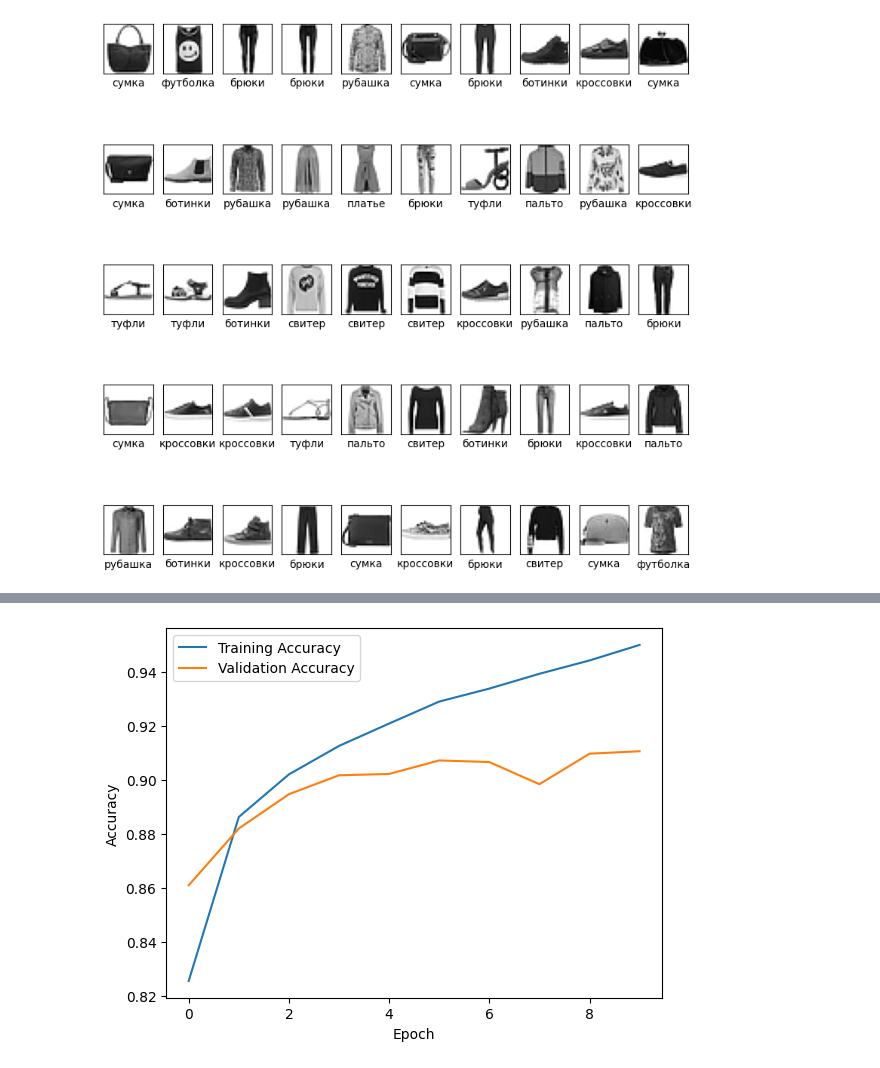
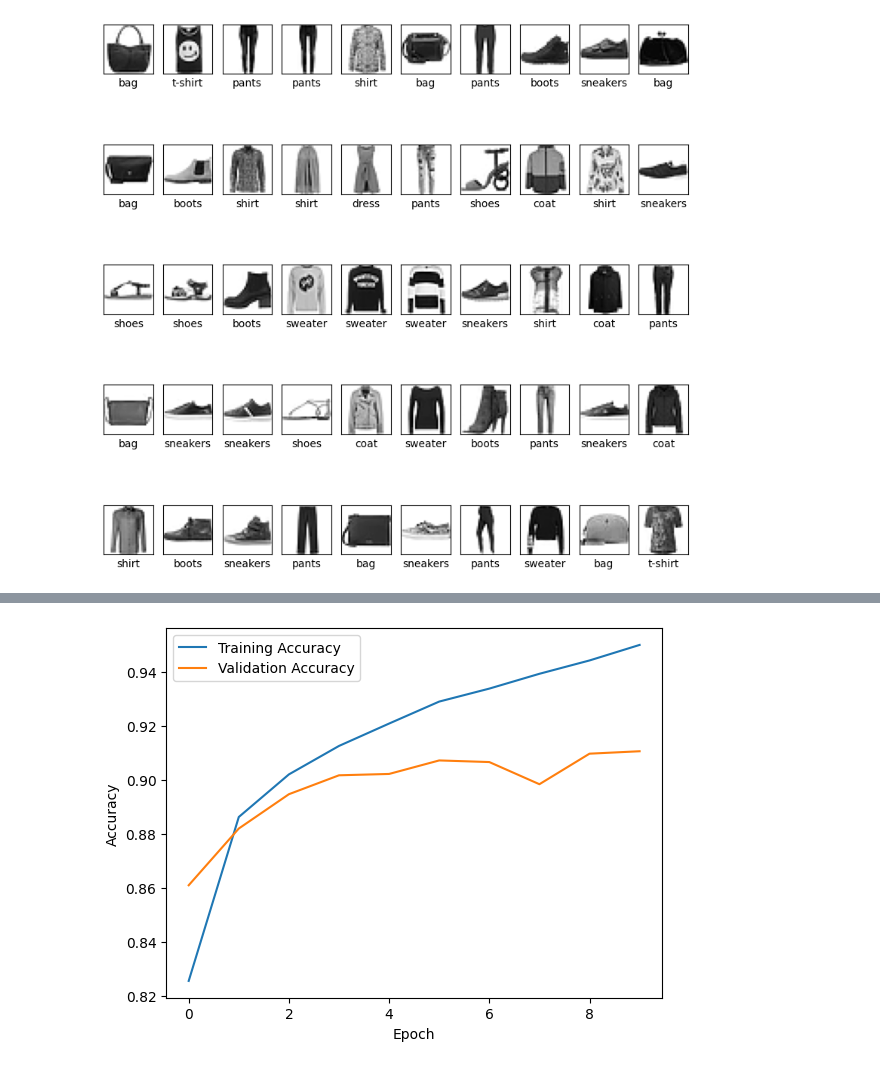
Before and after one commit to DenysPhV/HW-DS-09, a Jupyter notebook: hw_9_2.ipynb, the cells around one changed output, grey strips where cells are left out. Saved outputs shown, nothing was run; the diff lists cells and outputs as text; code cells hidden in the pictures.

```diff
--- a/hw_9_2.ipynb
+++ b/hw_9_2.ipynb
@@ -8,20 +8,20 @@ from keras.datasets import fashion_mnist
 # Завантаження та підготовка даних
 (train_images, train_labels), (test_images, test_labels) = fashion_mnist.load_data()
 # %%
-classes = ['футболка', 'брюки', 'свитер', 'платье', 'пальто', 'туфли', 'рубашка', 'кроссовки', 'сумка', 'ботинки']
+classes = ['t-shirt', 'pants', 'sweater', 'dress', 'coat', 'shoes', 'shirt', 'sneakers', 'bag', 'boots']
 
 plt.figure(figsize=(10, 10))
 for i in range(100, 150):
     plt.subplot(5, 10, i - 100 + 1)
     plt.xticks([])
     plt.yticks([])
     plt.grid(False)
     plt.imshow(train_images[i], cmap=plt.cm.binary)
     plt.xlabel(classes[train_labels[i]])
 
 plt.show()
 # %% [output]
-[figure, old version]
+[figure, new version]
 # %%
 # Масштабування значень пікселів до діапазону від 0 до 1
 train_images = train_images.astype('float32') / 255.0
```
Also changed, not shown: parts of 3 cells of this notebook.
